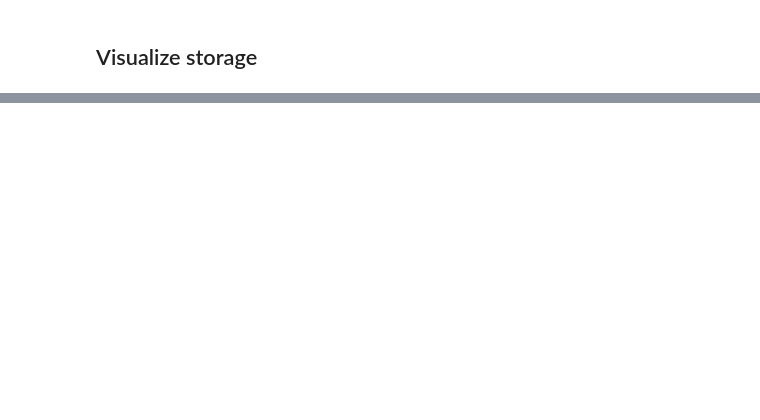
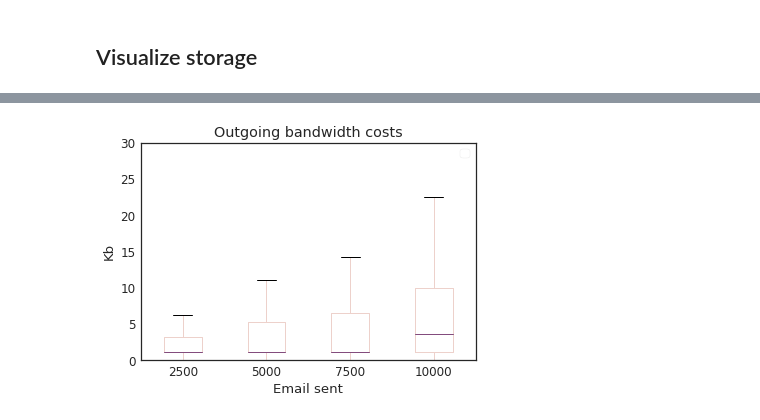
Before and after one commit to claimchain/claimchain-simulations, a Jupyter notebook: notebooks/run_scenarios.ipynb, the cells around one changed output, grey strips where cells are left out. Saved outputs shown, nothing was run; the diff lists cells and outputs as text; code cells hidden in the pictures; blank space fills up the shorter version.

```diff
--- a/notebooks/run_scenarios.ipynb
+++ b/notebooks/run_scenarios.ipynb
@@ -345,37 +567,10 @@ display(pd.concat({'global': a, 'userset': b}, axis=1))
 # %% [markdown]
 ## Visualize storage
-# %%
-def get_average_storage_data(report, batch_size=2500):
-
-    def collect_data_points(series_dict):
-        data_points_by_batch = defaultdict(list)
-        for offset in range(0, LOG_CHUNK_SIZE, batch_size):
-            for series in series_dict.values():
-                data_slice = series.loc[offset:offset + batch_size] \
-                            .dropna().values
-                if len(data_slice) == 0:
-                    continue
-                data_point = data_slice.mean() / 1024
-                data_points_by_batch[offset + batch_size].append(data_point)
-
-        for offset in range(0, LOG_CHUNK_SIZE, batch_size):
-            points = data_points_by_batch[offset + batch_size]
-            data_points_by_batch[offset + batch_size] = pd.Series(points)
-
-        result = pd.DataFrame(data_points_by_batch)
-        return result
-
-    bandwidth_data = collect_data_points(report.outgoing_bandwidth_data)
-    gossip_storage_data = collect_data_points(report.gossip_store_size_data)
-    local_storage_data = collect_data_points(report.local_store_size_data)
-
-    return bandwidth_data, gossip_storage_data, local_storage_data
 # %%
-report = private_reports[4]
 private_bandwidth_data, private_gossip_storage_data, private_local_storage_data = \
-    get_average_storage_data(report)
+    get_average_storage_data(private_report, log_size=LOG_CHUNK_SIZE)
 public_bandwidth_data, public_gossip_storage_data, public_local_storage_data = \
-    get_average_storage_data(public_report)
+    get_average_storage_data(public_report, log_size=LOG_CHUNK_SIZE)
 # %%
 fig, ax = plt.subplots()
 
@@ -383,6 +578,8 @@ ax.legend(frameon=True, loc="right bottom")
 ax.set_ylabel("Kb")
 ax.set_xlabel("Email sent")
 ax.set_ylim(0, 30)
+ax.set_title("Outgoing bandwidth costs")
 private_bandwidth_data.plot.box(ax=ax)
 
 fig.savefig('images/private_bandwidth.pdf')
+# %% [output]
@@ -389,3 +587,4 @@ fig.savefig('images/private_bandwidth.pdf')
+[figure, added]
 # %%
 fig, ax = plt.subplots()
 
```
Also changed, not shown: parts of 32 cells of this notebook, 10 other files.
